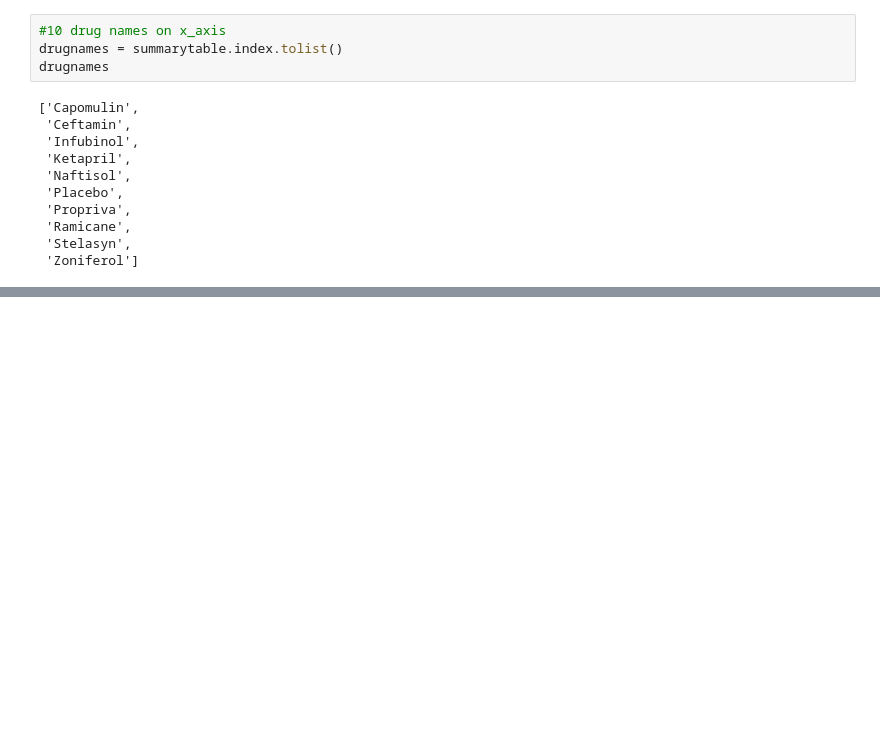
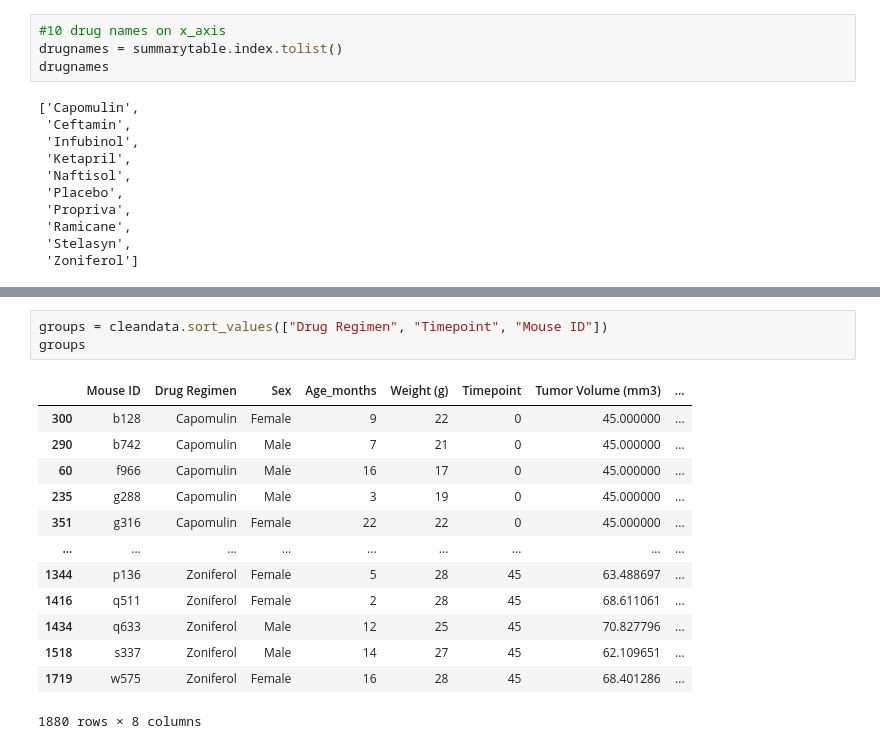
Before and after one commit to nadzema/Matplotlib_ThePowerofPlots, a Jupyter notebook: ThePowerofPlots.ipynb, the cells around one changed output, grey strips where cells are left out. Drawn from its saved outputs; the diff is of its cells as text; blank space fills up the shorter version.

```diff
--- a/ThePowerofPlots.ipynb
+++ b/ThePowerofPlots.ipynb
@@ -267,0 +321,17 @@ sex =
+# %%
+groups = cleandata.sort_values(["Drug Regimen", "Timepoint", "Mouse ID"])
+groups
+# %% [output]
+|  | Mouse ID | Drug Regimen | Sex | Age_months | Weight (g) | Timepoint | Tumor Volume (mm3) | ... |
+| 300 | b128 | Capomulin | Female | 9 | 22 | 0 | 45.000000 | ... |
+| 290 | b742 | Capomulin | Male | 7 | 21 | 0 | 45.000000 | ... |
+| 60 | f966 | Capomulin | Male | 16 | 17 | 0 | 45.000000 | ... |
+| 235 | g288 | Capomulin | Male | 3 | 19 | 0 | 45.000000 | ... |
+| 351 | g316 | Capomulin | Female | 22 | 22 | 0 | 45.000000 | ... |
+| ... | ... | ... | ... | ... | ... | ... | ... | ... |
+| 1344 | p136 | Zoniferol | Female | 5 | 28 | 45 | 63.488697 | ... |
+| 1416 | q511 | Zoniferol | Female | 2 | 28 | 45 | 68.611061 | ... |
+| 1434 | q633 | Zoniferol | Male | 12 | 25 | 45 | 70.827796 | ... |
+| 1518 | s337 | Zoniferol | Male | 14 | 27 | 45 | 62.109651 | ... |
+| 1719 | w575 | Zoniferol | Female | 16 | 28 | 45 | 68.401286 | ... |
+1880 rows × 8 columns
```
Also changed, not shown: parts of 12 cells of this notebook.
